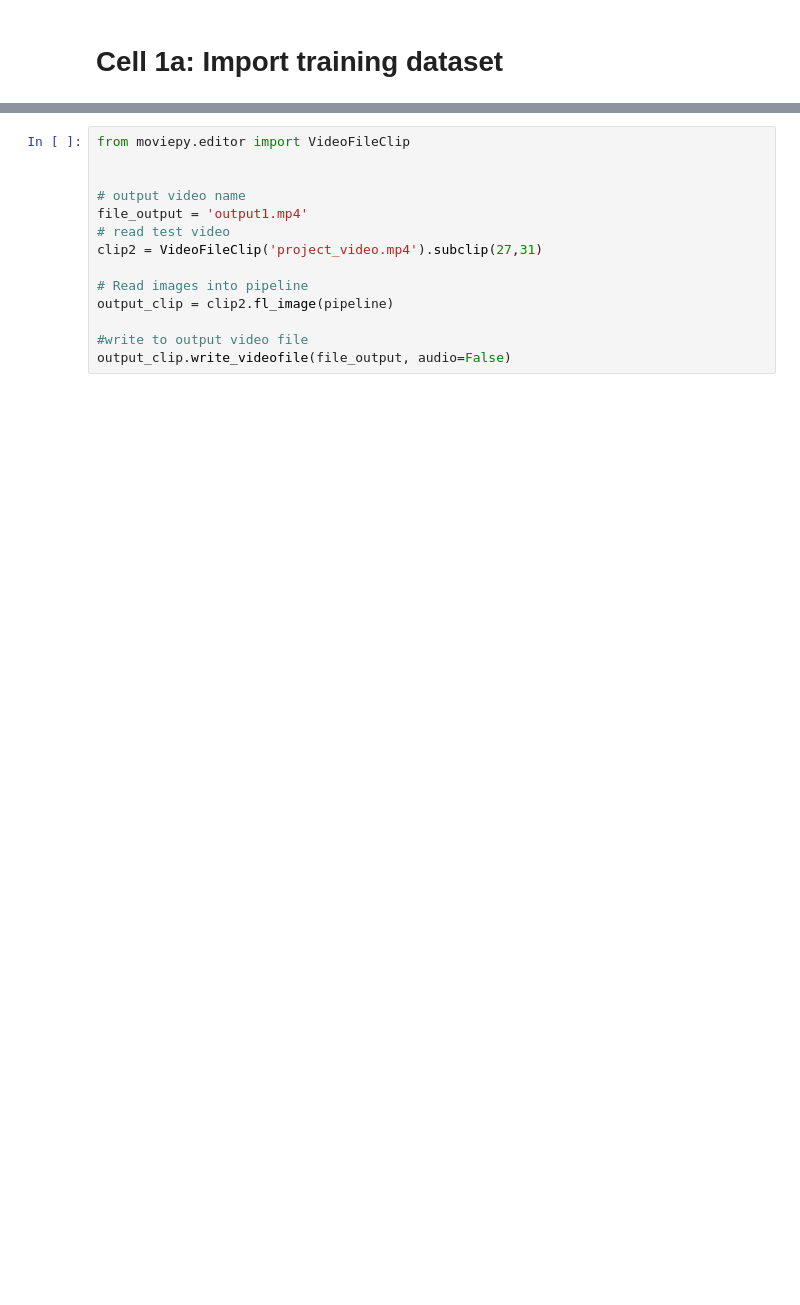
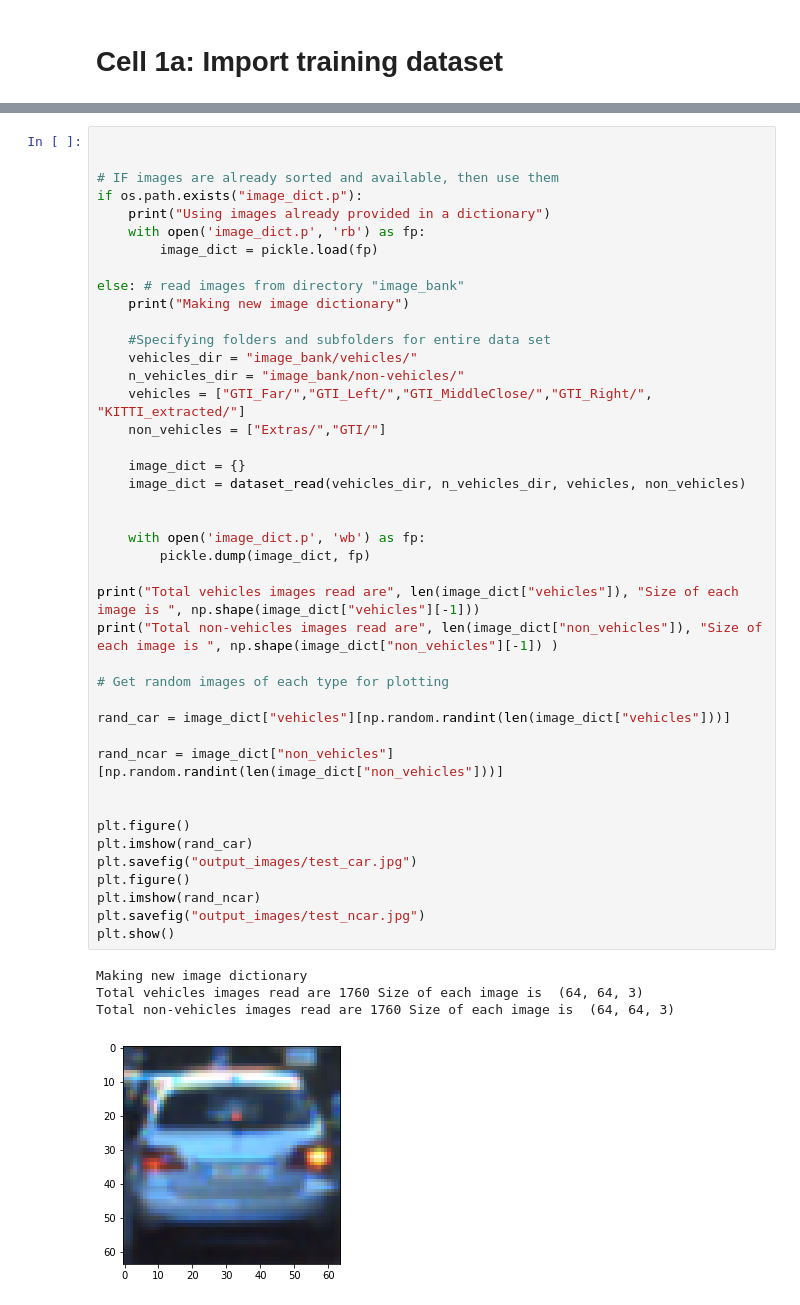
Before and after one commit to amahd/Vehicle-Detection-using-SVM-and-CV, a Jupyter notebook: project5.ipynb, the cells around one changed output, grey strips where cells are left out. Saved outputs shown, nothing was run; the diff lists cells and outputs as text; blank space fills up the shorter version.

Commit message:
Checking in the html file of the project

```diff
--- a/project5.ipynb
+++ b/project5.ipynb
@@ -695,14 +94,47 @@ def pipeline(image):
-# %%
-from moviepy.editor import VideoFileClip
-
-
-# output video name
-file_output = 'output1.mp4'
-# read test video
-clip2 = VideoFileClip('project_video.mp4').subclip(27,31)
-
-# Read images into pipeline
-output_clip = clip2.fl_image(pipeline)
-
-#write to output video file
-output_clip.write_videofile(file_output, audio=False)
+# %%
+
+
+# IF images are already sorted and available, then use them
+if os.path.exists("image_dict.p"):
+    print("Using images already provided in a dictionary")
+    with open('image_dict.p', 'rb') as fp:
+        image_dict = pickle.load(fp)
+
+else: # read images from directory "image_bank"
+    print("Making new image dictionary")
+
+    #Specifying folders and subfolders for entire data set
+    vehicles_dir = "image_bank/vehicles/"
+    n_vehicles_dir = "image_bank/non-vehicles/"
+    vehicles = ["GTI_Far/","GTI_Left/","GTI_MiddleClose/","GTI_Right/", "KITTI_extracted/"]
+    non_vehicles = ["Extras/","GTI/"]
+
+    image_dict = {}
+    image_dict = dataset_read(vehicles_dir, n_vehicles_dir, vehicles, non_vehicles)
+
+
+    with open('image_dict.p', 'wb') as fp:
+        pickle.dump(image_dict, fp)
+
+print("Total vehicles images read are", len(image_dict["vehicles"]), "Size of each image is ", np.shape(image_dict["vehicles"][-1]))
+print("Total non-vehicles images read are", len(image_dict["non_vehicles"]), "Size of each image is ", np.shape(image_dict["non_vehicles"][-1]) )
+
+# Get random images of each type for plotting
+
+rand_car = image_dict["vehicles"][np.random.randint(len(image_dict["vehicles"]))]
+
+rand_ncar = image_dict["non_vehicles"][np.random.randint(len(image_dict["non_vehicles"]))]
+
+
+plt.figure()
+plt.imshow(rand_car)
+plt.savefig("output_images/test_car.jpg")
+plt.figure()
+plt.imshow(rand_ncar)
+plt.savefig("output_images/test_ncar.jpg")
+plt.show()
+# %% [output]
+Making new image dictionary
+Total vehicles images read are 1760 Size of each image is  (64, 64, 3)
+Total non-vehicles images read are 1760 Size of each image is  (64, 64, 3)
+[figure, added]
```
Also changed, not shown: parts of 52 cells of this notebook, 1 other file.
